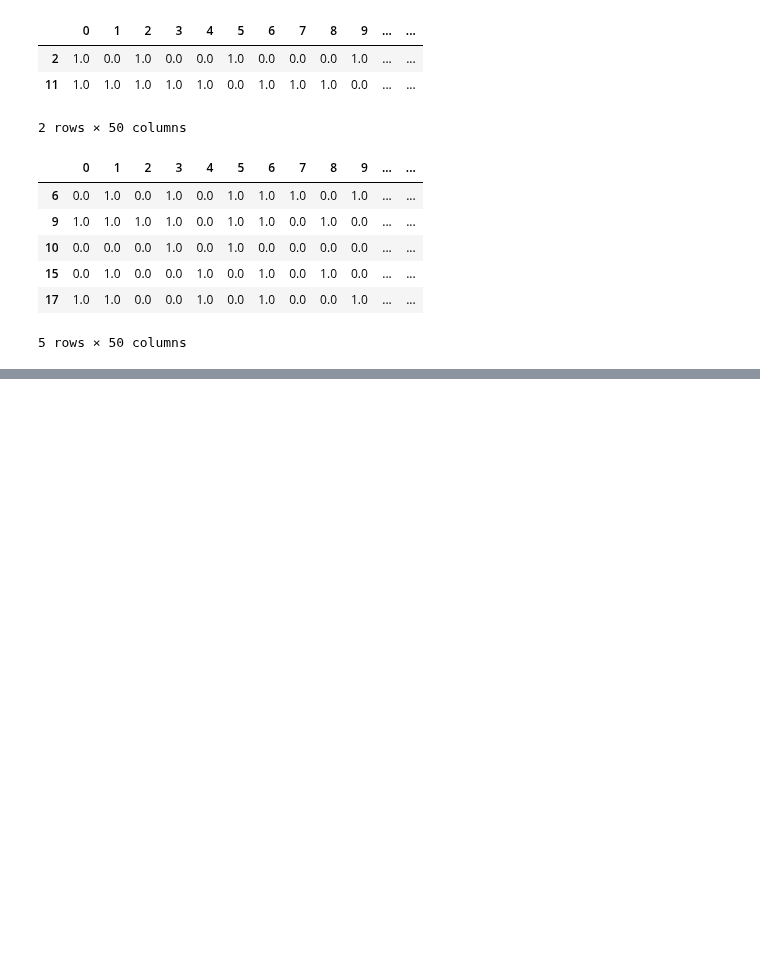
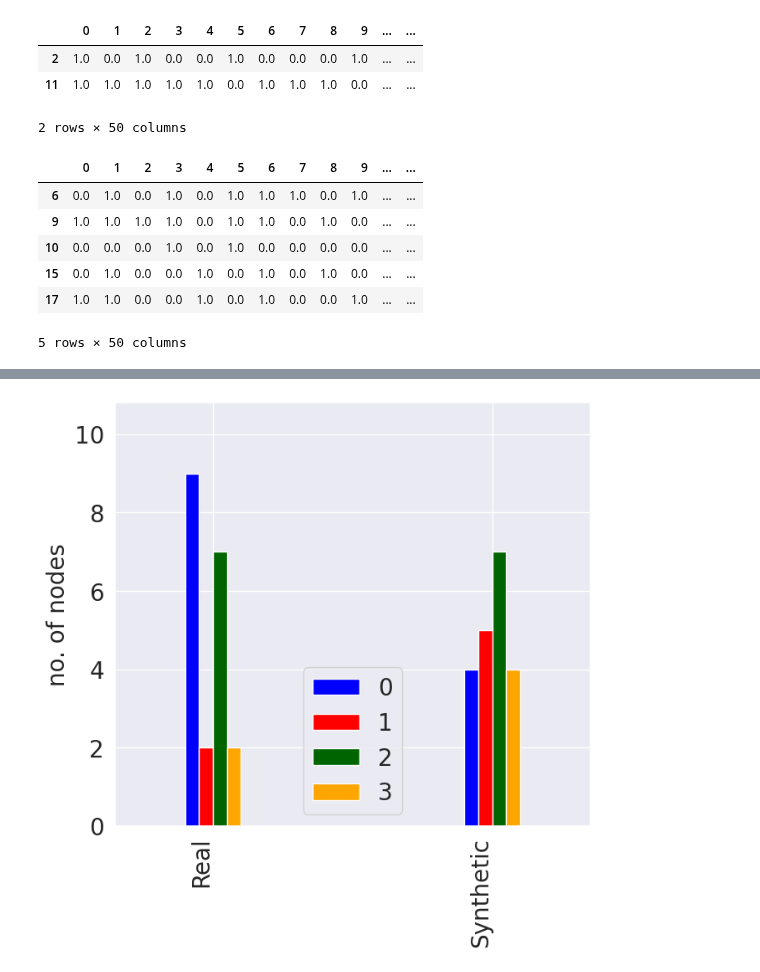
Before and after one commit to pallabee/master-thesis, a Jupyter notebook: evaluation/approach_2/dblp/realistic_features.ipynb, the cells around one changed output, grey strips where cells are left out. Saved outputs shown, nothing was run; the diff lists cells and outputs as text; code cells hidden in the pictures; blank space fills up the shorter version.

```diff
--- a/evaluation/approach_2/dblp/realistic_features.ipynb
+++ b/evaluation/approach_2/dblp/realistic_features.ipynb
@@ -74,0 +94,15 @@ plt.show()
+# %%
+def compare_plot_node_type_dist(df):
+    df_new = df.apply(pd.value_counts).T
+    color=['blue','red','darkgreen','orange']
+    ax=df_new.plot.bar(width=0.2,figsize=(7,7),color=color)
+    ax.set_xticklabels(ax.get_xticklabels(), rotation=90, ha="right")
+#     for i in ax.containers:
+#         ax.bar_label(i,fontsize=20)
+    plt.xticks(fontsize=20)
+    plt.yticks(fontsize=20)
+
+    plt.legend(fontsize="20", loc ="lower center")
+    plt.ylabel('no. of nodes',fontsize=20)
+    plt.tight_layout()
+    plt.show();
@@ -74,0 +121,7 @@ plt.show()
+# %%
+df_compare = pd.DataFrame()
+df_compare['Real'] = list(node_class_real)
+df_compare['Synthetic'] = list(node_class_syn)
+compare_plot_node_type_dist(df_compare)
+# %% [output]
+[figure, added]
```
Also changed, not shown: parts of 9 cells of this notebook, 2 other files.
